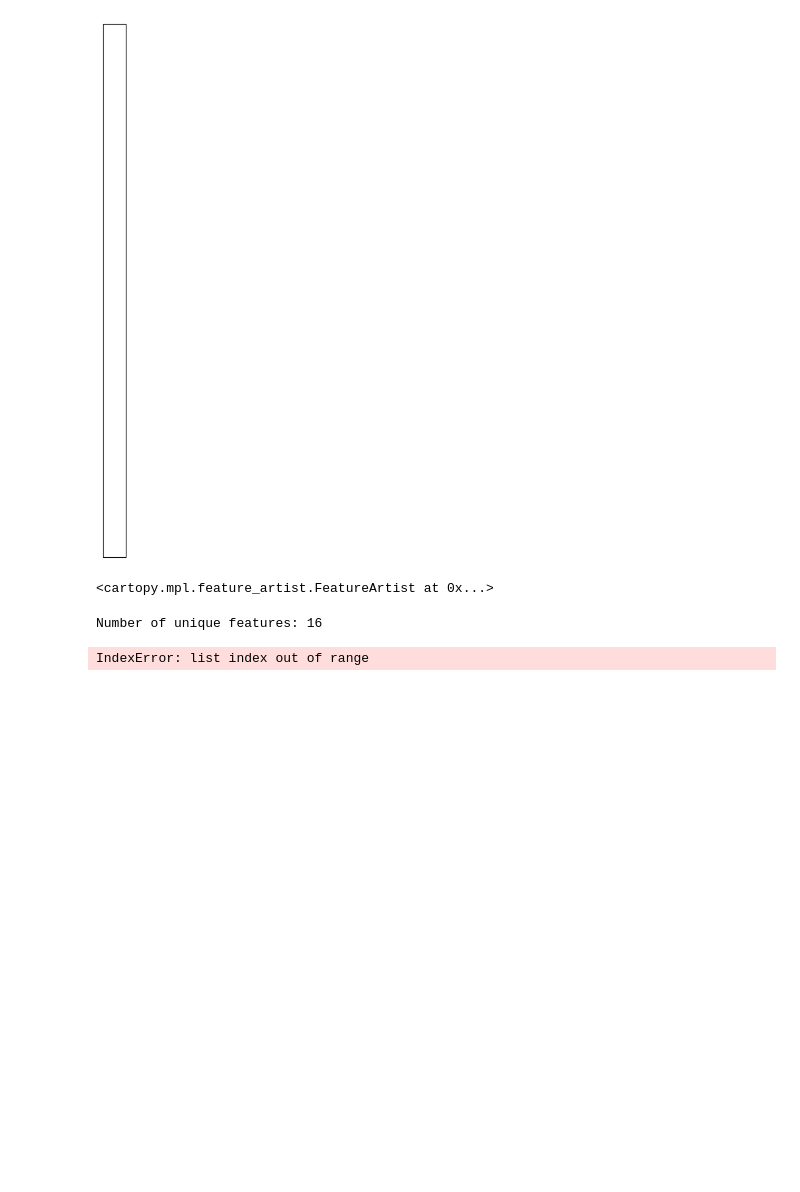
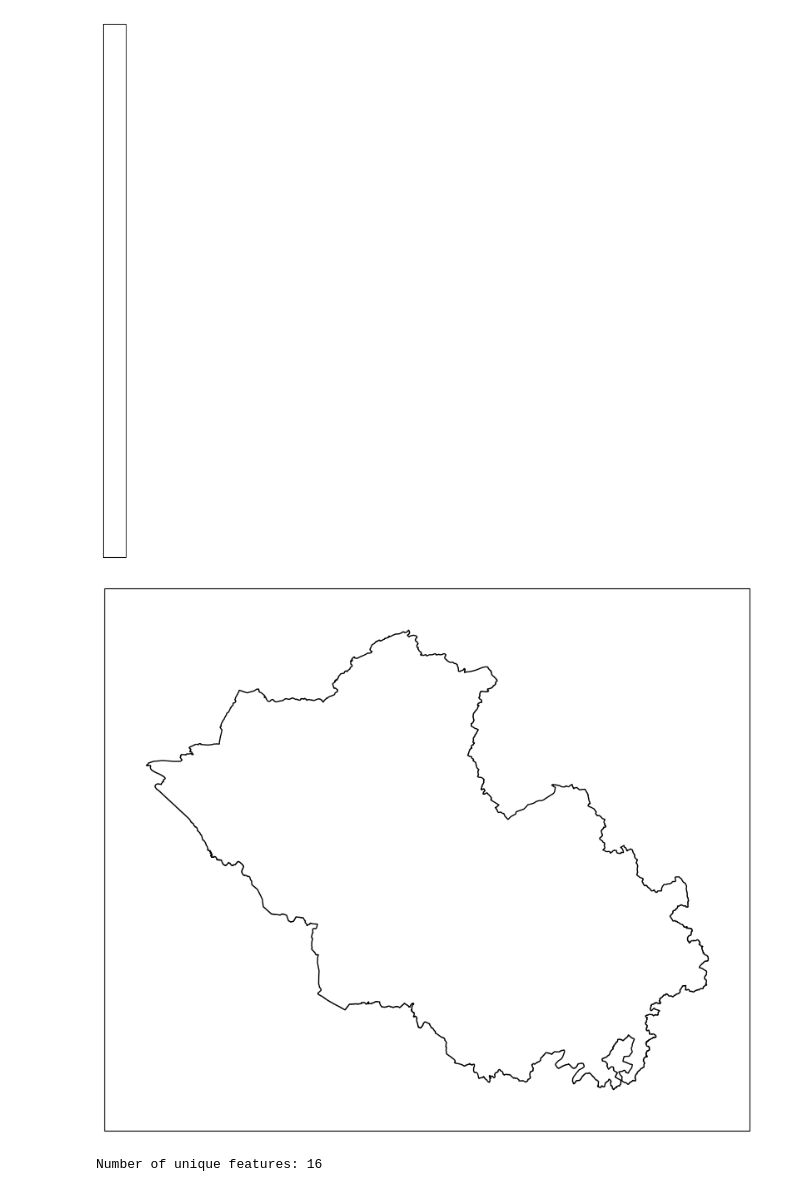
Before and after one commit to fd1807/EGM722_Project, a Jupyter notebook: Project_EGM722.ipynb, the cells around one changed output. Cells and saved outputs as stored; diff of their text form; code cells hidden in the pictures; blank space fills up the shorter version.

```diff
--- a/Project_EGM722.ipynb
+++ b/Project_EGM722.ipynb
@@ -58,29 +58,19 @@ ax = plt.axes(projection=myCRS)  # finally, create an axes object in the figure,
 # where we can actually plot our data.
 # %% [output]
 [figure]
-# %%
-# first, we just add the outline of Northern Ireland using cartopy's ShapelyFeature
-outline_feature = ShapelyFeature(outline['geometry'], myCRS, edgecolor='k', facecolor='w')
-xmin, ymin, xmax, ymax = outline.total_bounds
-ax.add_feature(outline_feature) # add the features we've created to the map.
-# %% [output]
-<cartopy.mpl.feature_artist.FeatureArtist at 0x...>
-# %%
-# get the number of unique municipalities we have in the dataset
-landcover_type = len(land_cover.LAND_COVER.unique())
-print('Number of unique features: {}'.format(landcover_type))
-landcover_type=list(land_cover.LAND_COVER.unique())
-# %% [output]
-Number of unique features: 16
-# %%
-landcover_colors = ['deepskyblue','lawngreen','olive', 'sienna','darkred' 'chartreuse', 'forestgreen','lime', 'y','darkgreen','darkorange','lightgrey','wheat','black','grey','navy']
-for ii, name in enumerate(landcover_type):
-    feat = ShapelyFeature(land_cover.loc[land_cover['LAND_COVER'] == name, 'geometry'], # first argument is the geometry
-                          myCRS, # second argument is the CRS
-                          edgecolor='w', # outline the feature in black
-                          facecolor=landcover_colors[ii], # set the face color to the corresponding color from the list
-                          linewidth=1) # set the outline width to be 1 pt
-                           # set the alpha (transparency) to be 0.25 (out of 1)
-    ax.add_feature(feat)
-# %% [output]
-IndexError: list index out of range
+# %%
+# first, we just add the outline of Northern Ireland using cartopy's ShapelyFeature
+outline_feature = ShapelyFeature(outline['geometry'], myCRS, edgecolor='k', facecolor='w')
+xmin, ymin, xmax, ymax = outline.total_bounds
+ax.add_feature(outline_feature) # add the features we've created to the map.
+ax.set_extent([xmin-5000, xmax+5000, ymin-5000, ymax+5000], crs=myCRS)
+myFig
+# %% [output]
+[figure, added]
+# %%
+# get the number of unique municipalities we have in the dataset
+landcover_type = len(land_cover.LAND_COVER.unique())
+print('Number of unique features: {}'.format(landcover_type))
+landcover_type=list(land_cover.LAND_COVER.unique())
+# %% [output]
+Number of unique features: 16
```
Also changed, not shown: parts of 7 cells of this notebook.
